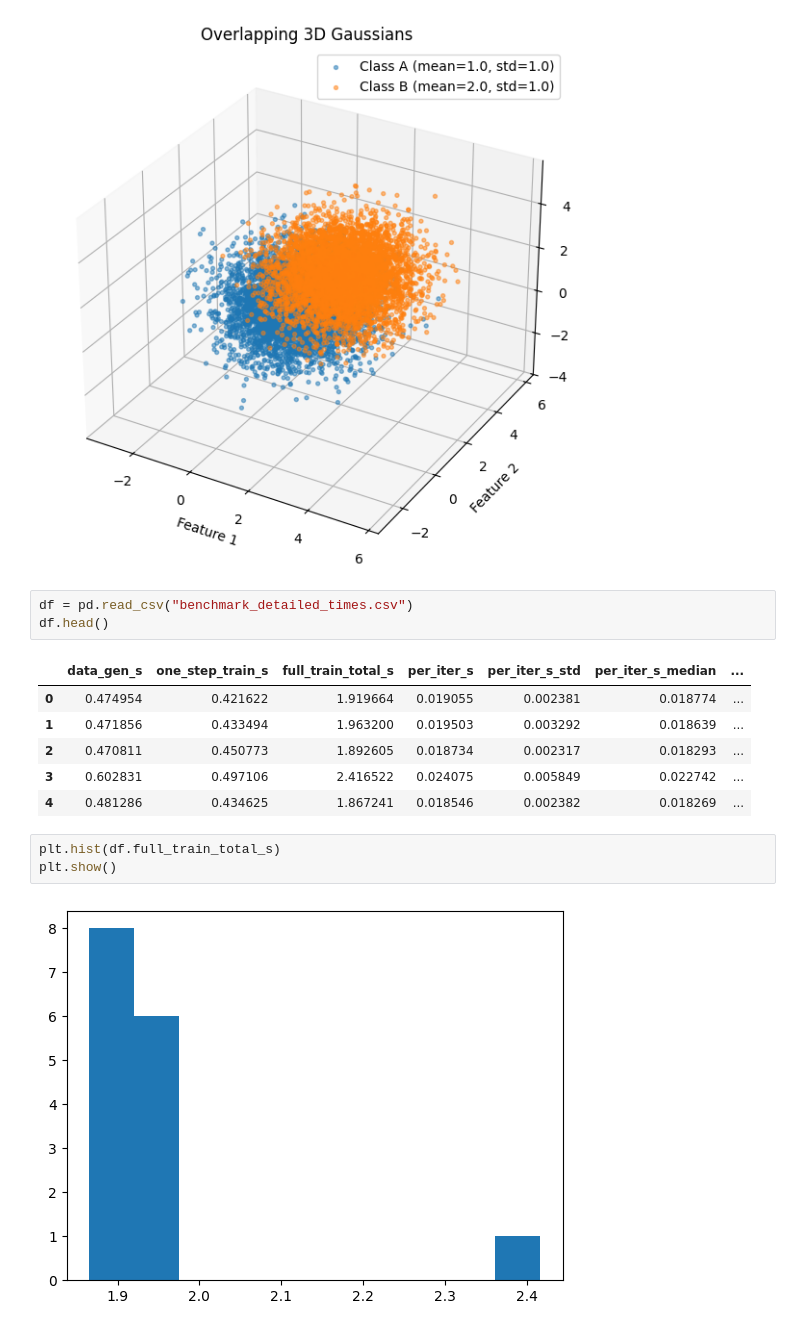
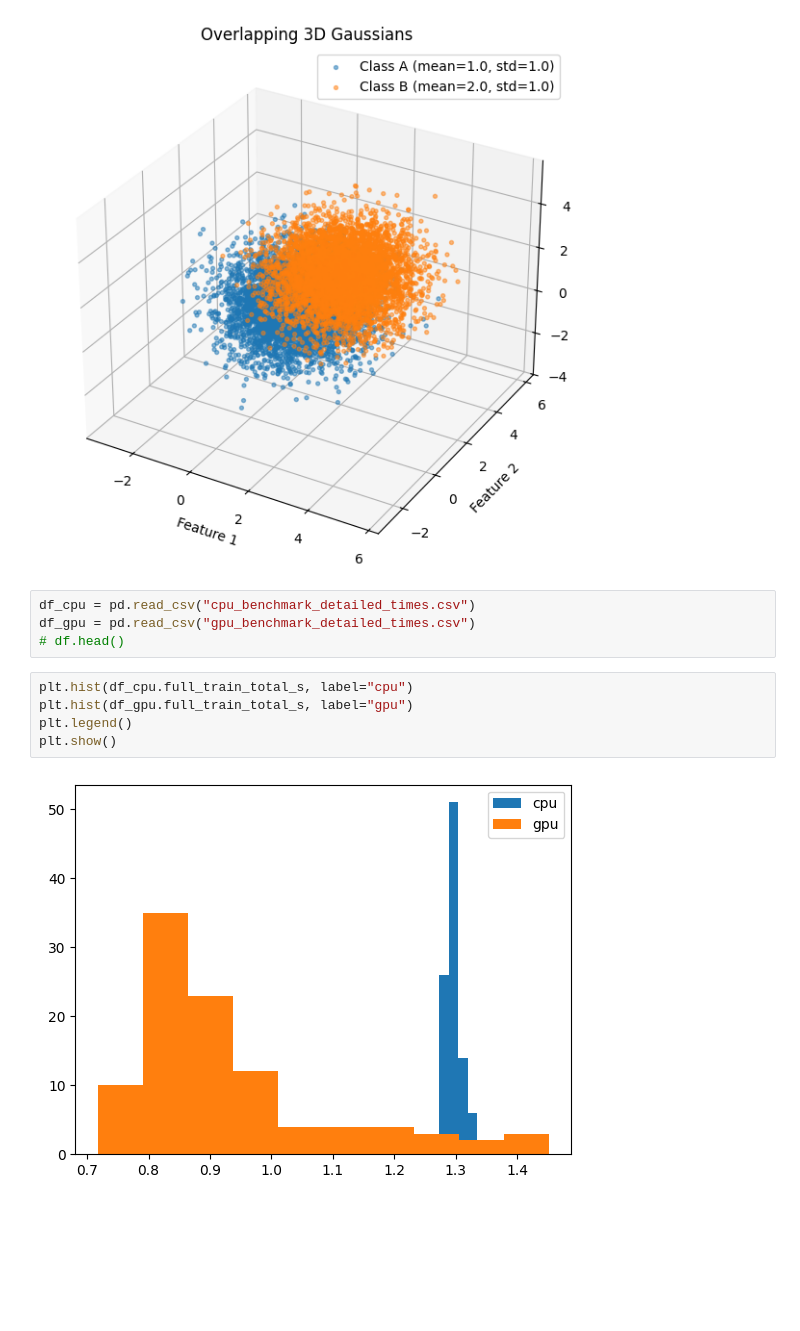
Before and after one commit to jonathankabala/xgboost_benchmark, a Jupyter notebook: src/misc.ipynb, the cells around one changed output. Drawn from its saved outputs; the diff is of its cells as text; blank space fills up the shorter version.

```diff
--- a/src/misc.ipynb
+++ b/src/misc.ipynb
@@ -119,18 +119,14 @@ plot_3d_gaussians(mean_a, std_a, mean_b, std_b)
 # %% [output]
 [figure]
 # %%
-df = pd.read_csv("benchmark_detailed_times.csv")
-df.head()
+df_cpu = pd.read_csv("cpu_benchmark_detailed_times.csv")
+df_gpu = pd.read_csv("gpu_benchmark_detailed_times.csv")
+# df.head()
-# %% [output]
-|  | data_gen_s | one_step_train_s | full_train_total_s | per_iter_s | per_iter_s_std | per_iter_s_median | ... |
-| 0 | 0.474954 | 0.421622 | 1.919664 | 0.019055 | 0.002381 | 0.018774 | ... |
-| 1 | 0.471856 | 0.433494 | 1.963200 | 0.019503 | 0.003292 | 0.018639 | ... |
-| 2 | 0.470811 | 0.450773 | 1.892605 | 0.018734 | 0.002317 | 0.018293 | ... |
-| 3 | 0.602831 | 0.497106 | 2.416522 | 0.024075 | 0.005849 | 0.022742 | ... |
-| 4 | 0.481286 | 0.434625 | 1.867241 | 0.018546 | 0.002382 | 0.018269 | ... |
 # %%
-plt.hist(df.full_train_total_s)
+plt.hist(df_cpu.full_train_total_s, label="cpu")
+plt.hist(df_gpu.full_train_total_s, label="gpu")
+plt.legend()
 plt.show()
 # %% [output]
-[figure, old version]
+[figure, new version]
 # %%
```
Also changed, not shown: parts of 3 cells of this notebook, 6 other files.
